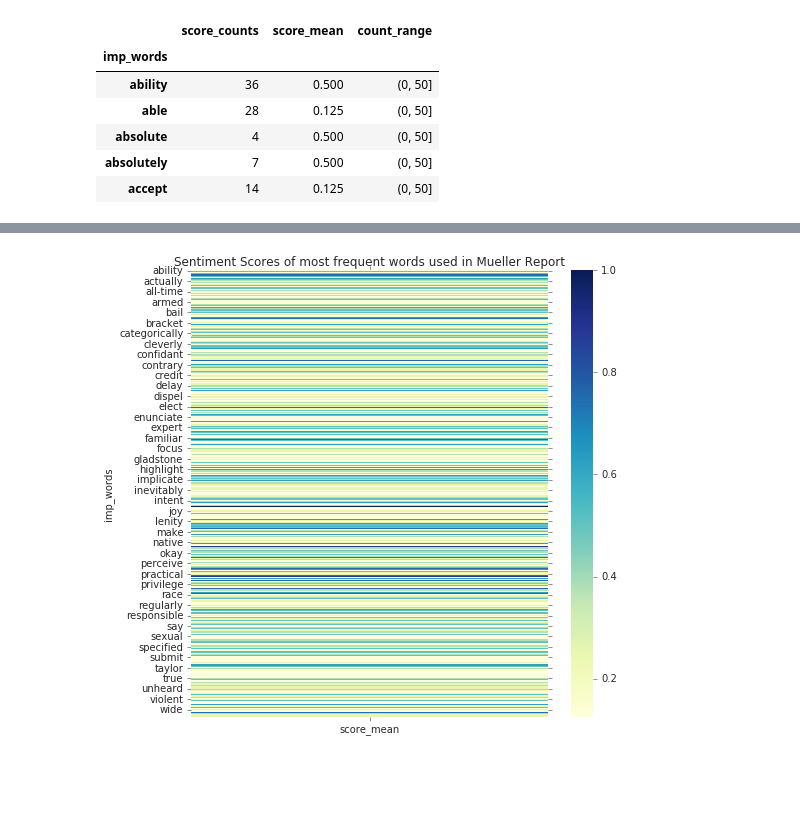
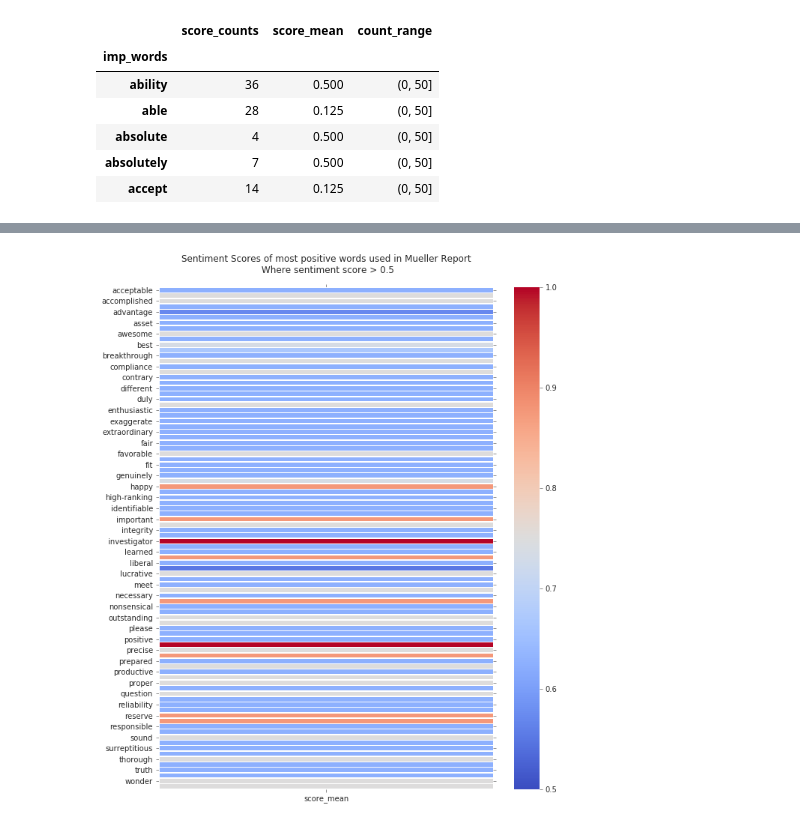
Before and after one commit to Gabya06/mueller, a Jupyter notebook: MuellerReportAnalysis.ipynb, the cells around one changed output, grey strips where cells are left out. Cells and saved outputs as stored; diff of their text form; code cells hidden in the pictures; blank space fills up the shorter version.

Commit message:
Adding Heatmaps

```diff
--- a/MuellerReportAnalysis.ipynb
+++ b/MuellerReportAnalysis.ipynb
@@ -450,8 +468,12 @@ See the caveats in the documentation: http://pandas.pydata.org/pandas-docs/stabl
 # %%
-fig, ax = plt.subplots(figsize = (8,8))
-_= sns.heatmap(word_stats[['score_mean']], vmax=1.0,
-            cmap="YlGnBu", square=False)
-ax.set_title('Sentiment Scores of most frequent words used in Mueller Report')
+# heatmap of scores >0.5
+temp2 = word_stats[word_stats.score_mean>.5]
+fig, ax = plt.subplots(figsize = (10,12))
+_= sns.heatmap(temp2[['score_mean']], vmax=1.0, vmin=.5, linewidths=.5, linecolor ='white',
+            cmap="coolwarm")
+ax.set_xlabel("")
+ax.set_ylabel("")
+ax.set_title('Sentiment Scores of most positive words used in Mueller Report\n Where sentiment score > 0.5\n')
 plt.show(fig)
 # %% [output]
-[figure, old version]
+[figure, new version]
```
Also changed, not shown: parts of 6 cells of this notebook.
